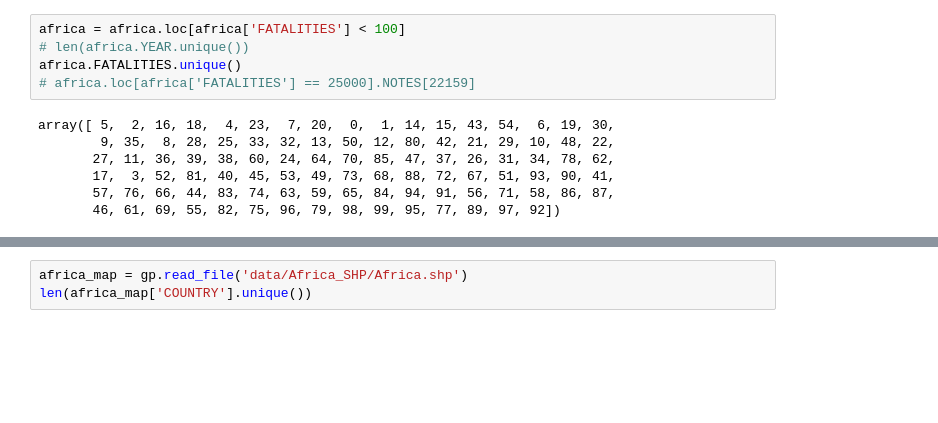
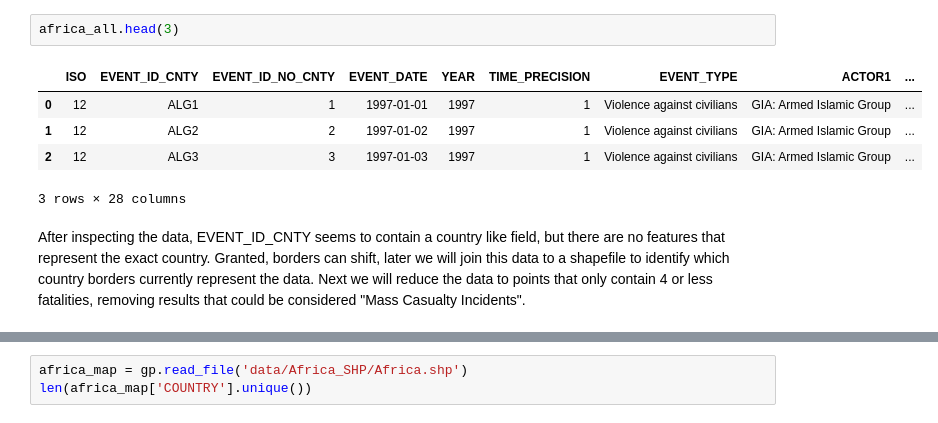
Before and after one commit to tma1/herox, a Jupyter notebook: notebook/Africa.ipynb, the cells around one changed output, grey strips where cells are left out. Cells and saved outputs as stored; diff of their text form; blank space fills up the shorter version.

```diff
--- a/notebook/Africa.ipynb
+++ b/notebook/Africa.ipynb
@@ -19,12 +16,10 @@ africa.head()
-# %%
-africa = africa.loc[africa['FATALITIES'] < 100]
-# len(africa.YEAR.unique())
-africa.FATALITIES.unique()
-# africa.loc[africa['FATALITIES'] == 25000].NOTES[22159]
-# %% [output]
-array([ 5,  2, 16, 18,  4, 23,  7, 20,  0,  1, 14, 15, 43, 54,  6, 19, 30,
-        9, 35,  8, 28, 25, 33, 32, 13, 50, 12, 80, 42, 21, 29, 10, 48, 22,
-       27, 11, 36, 39, 38, 60, 24, 64, 70, 85, 47, 37, 26, 31, 34, 78, 62,
-       17,  3, 52, 81, 40, 45, 53, 49, 73, 68, 88, 72, 67, 51, 93, 90, 41,
-       57, 76, 66, 44, 83, 74, 63, 59, 65, 84, 94, 91, 56, 71, 58, 86, 87,
-       46, 61, 69, 55, 82, 75, 96, 79, 98, 99, 95, 77, 89, 97, 92])
+# %%
+africa_all.head(3)
+# %% [output]
+|  | ISO | EVENT_ID_CNTY | EVENT_ID_NO_CNTY | EVENT_DATE | YEAR | TIME_PRECISION | EVENT_TYPE | ACTOR1 | ... |
+| 0 | 12 | ALG1 | 1 | 1997-01-01 | 1997 | 1 | Violence against civilians | GIA: Armed Islamic Group | ... |
+| 1 | 12 | ALG2 | 2 | 1997-01-02 | 1997 | 1 | Violence against civilians | GIA: Armed Islamic Group | ... |
+| 2 | 12 | ALG3 | 3 | 1997-01-03 | 1997 | 1 | Violence against civilians | GIA: Armed Islamic Group | ... |
+3 rows × 28 columns
+# %% [markdown]
+After inspecting the data, EVENT_ID_CNTY seems to contain a country like field, but there are no features that represent the exact country.  Granted, borders can shift, later we will join this data to a shapefile to identify which country borders currently represent the data.  Next we will reduce the data to points that only contain 4 or less fatalities, removing results that could be considered "Mass Casualty Incidents".
```
Also changed, not shown: parts of 22 cells of this notebook, 1 other file.
